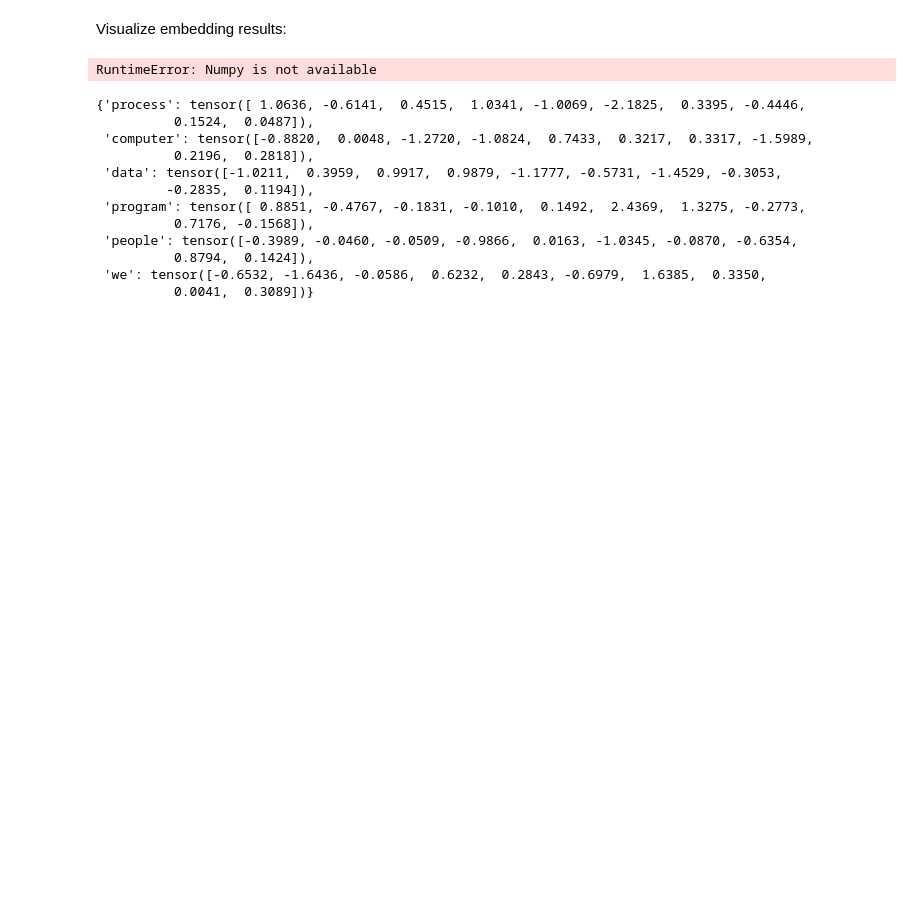
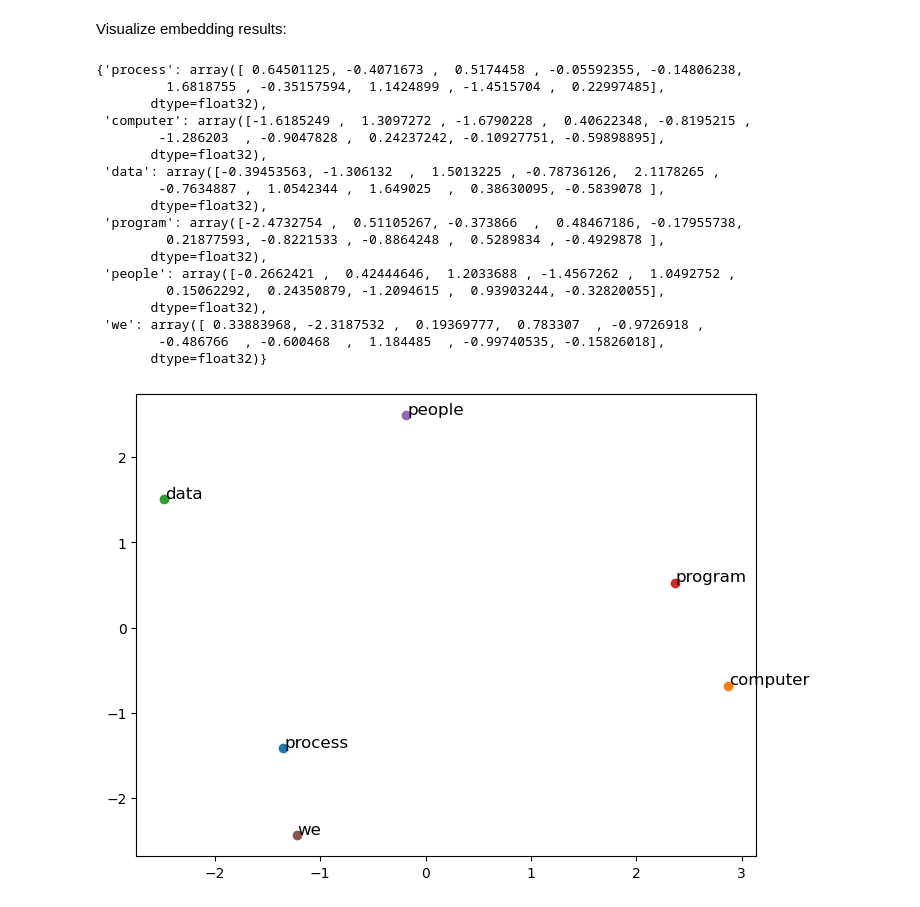
Before and after one commit to kimzapp/cs224n-2025, a Jupyter notebook: word_embedding_methods/word2vec/cbow.ipynb, the cells around one changed output. Cells and saved outputs as stored; diff of their text form; code cells hidden in the pictures; blank space fills up the shorter version.

Commit message:
fix cbow, add test data

```diff
--- a/word_embedding_methods/word2vec/cbow.ipynb
+++ b/word_embedding_methods/word2vec/cbow.ipynb
@@ -67,7 +71,7 @@ class CBOW(nn.Module):
         self.output = nn.Linear(in_features=128, out_features=vocab_size)
 
     def forward(self, inputs):
-        embeds = sum(self.embedding(inputs)).view(1, -1)
+        embeds = (1 / (2 * context_size) * self.embedding(inputs).sum(dim=0)).view(1, -1)
         proj = self.proj(embeds)
         out = self.output(proj)
         nll_prob = F.log_softmax(out, dim=-1)
@@ -151,20 +153,37 @@ import numpy as np
 embedder = cbow.embedding
 sample_words = ['process', 'computer', 'data', 'program', 'people', 'we']
 embedded_words = {word: embedder.weight[word2ind[word]].detach().cpu().numpy() for word in sample_words}
-# %% [output]
-RuntimeError: Numpy is not available
 # %%
 embedded_words
 # %% [output]
-{'process': tensor([ 1.0636, -0.6141,  0.4515,  1.0341, -1.0069, -2.1825,  0.3395, -0.4446,
-          0.1524,  0.0487]),
- 'computer': tensor([-0.8820,  0.0048, -1.2720, -1.0824,  0.7433,  0.3217,  0.3317, -1.5989,
-          0.2196,  0.2818]),
- 'data': tensor([-1.0211,  0.3959,  0.9917,  0.9879, -1.1777, -0.5731, -1.4529, -0.3053,
-         -0.2835,  0.1194]),
- 'program': tensor([ 0.8851, -0.4767, -0.1831, -0.1010,  0.1492,  2.4369,  1.3275, -0.2773,
-          0.7176, -0.1568]),
- 'people': tensor([-0.3989, -0.0460, -0.0509, -0.9866,  0.0163, -1.0345, -0.0870, -0.6354,
-          0.8794,  0.1424]),
- 'we': tensor([-0.6532, -1.6436, -0.0586,  0.6232,  0.2843, -0.6979,  1.6385,  0.3350,
-          0.0041,  0.3089])}
+{'process': array([ 0.64501125, -0.4071673 ,  0.5174458 , -0.05592355, -0.14806238,
+         1.6818755 , -0.35157594,  1.1424899 , -1.4515704 ,  0.22997485],
+       dtype=float32),
+ 'computer': array([-1.6185249 ,  1.3097272 , -1.6790228 ,  0.40622348, -0.8195215 ,
+        -1.286203  , -0.9047828 ,  0.24237242, -0.10927751, -0.59898895],
+       dtype=float32),
+ 'data': array([-0.39453563, -1.306132  ,  1.5013225 , -0.78736126,  2.1178265 ,
+        -0.7634887 ,  1.0542344 ,  1.649025  ,  0.38630095, -0.5839078 ],
+       dtype=float32),
+ 'program': array([-2.4732754 ,  0.51105267, -0.373866  ,  0.48467186, -0.17955738,
+         0.21877593, -0.8221533 , -0.8864248 ,  0.5289834 , -0.4929878 ],
+       dtype=float32),
+ 'people': array([-0.2662421 ,  0.42444646,  1.2033688 , -1.4567262 ,  1.0492752 ,
+         0.15062292,  0.24350879, -1.2094615 ,  0.93903244, -0.32820055],
+       dtype=float32),
+ 'we': array([ 0.33883968, -2.3187532 ,  0.19369777,  0.783307  , -0.9726918 ,
+        -0.486766  , -0.600468  ,  1.184485  , -0.99740535, -0.15826018],
+       dtype=float32)}
+# %%
+# visualize embeddings
+import matplotlib.pyplot as plt
+from sklearn.decomposition import PCA
+pca = PCA(n_components=2)
+embeddings_2d = pca.fit_transform(list(embedded_words.values()))
+plt.figure(figsize=(8, 6))
+for i, word in enumerate(sample_words):
+    x, y = embeddings_2d[i]
+    plt.scatter(x, y)
+    plt.text(x + 0.01, y + 0.01, word, fontsize=12)
+# %% [output]
+[figure, added]
```
Also changed, not shown: parts of 3 cells of this notebook, 2 other files.
